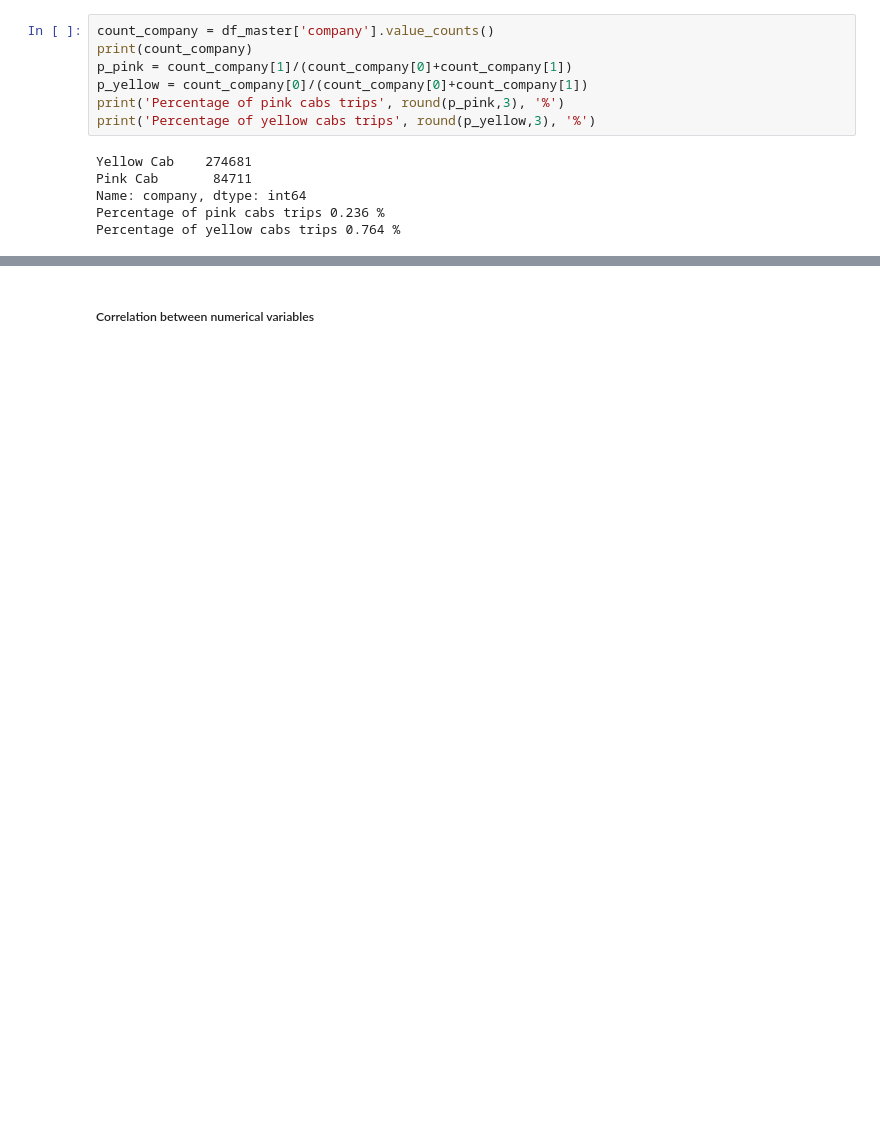
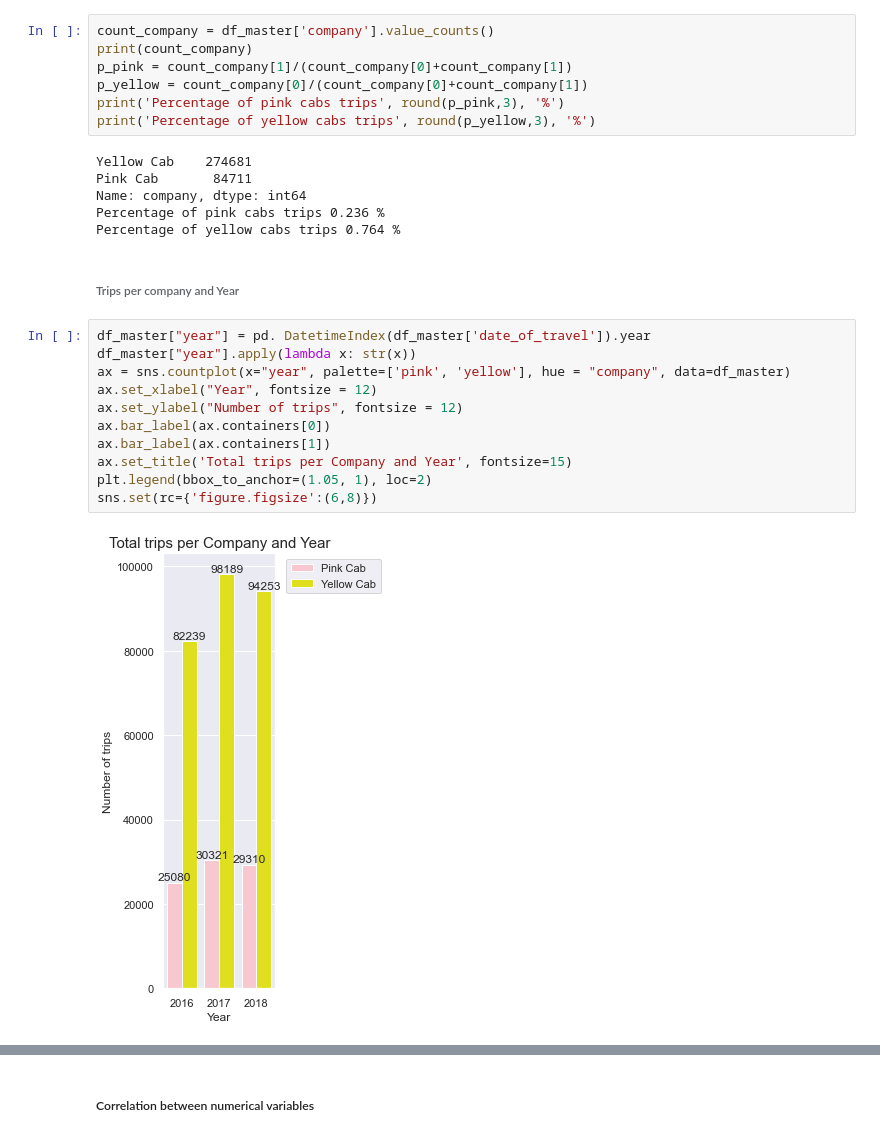
Before and after one commit to aj-linan/cab_company_invest, a Jupyter notebook: Cab_EDA.ipynb, the cells around one changed output, grey strips where cells are left out. Cells and saved outputs as stored; diff of their text form; blank space fills up the shorter version.

```diff
--- a/Cab_EDA.ipynb
+++ b/Cab_EDA.ipynb
@@ -313,3 +315,18 @@ Pink Cab       84711
 Name: company, dtype: int64
 Percentage of pink cabs trips 0.236 %
 Percentage of yellow cabs trips 0.764 %
+# %% [markdown]
+###### Trips per company and Year
+# %%
+df_master["year"] = pd. DatetimeIndex(df_master['date_of_travel']).year
+df_master["year"].apply(lambda x: str(x))
+ax = sns.countplot(x="year", palette=['pink', 'yellow'], hue = "company", data=df_master)
+ax.set_xlabel("Year", fontsize = 12)
+ax.set_ylabel("Number of trips", fontsize = 12)
+ax.bar_label(ax.containers[0])
+ax.bar_label(ax.containers[1])
+ax.set_title('Total trips per Company and Year', fontsize=15)
+plt.legend(bbox_to_anchor=(1.05, 1), loc=2)
+sns.set(rc={'figure.figsize':(6,8)})
+# %% [output]
+[figure, added]
```
Also changed, not shown: parts of 36 cells of this notebook.
